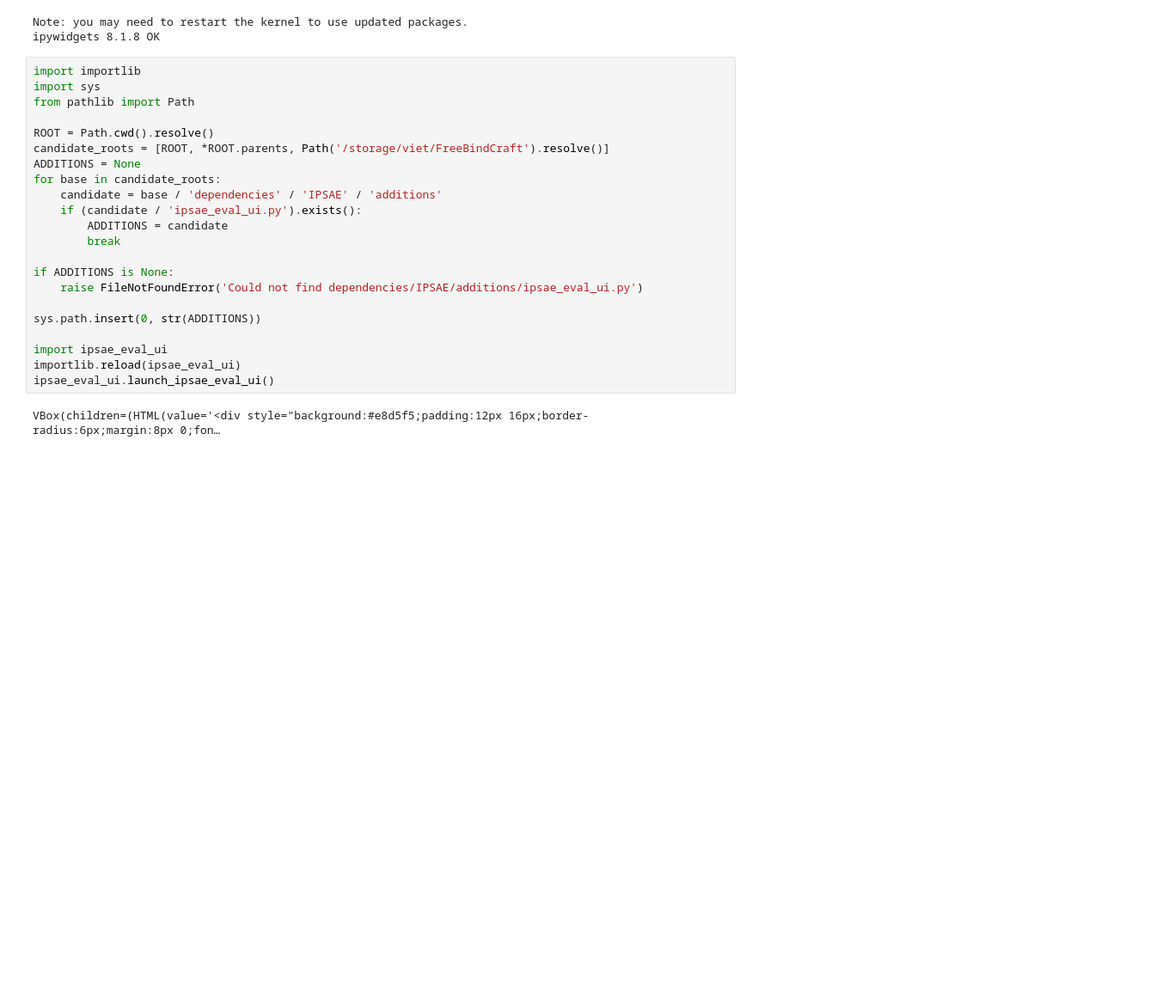
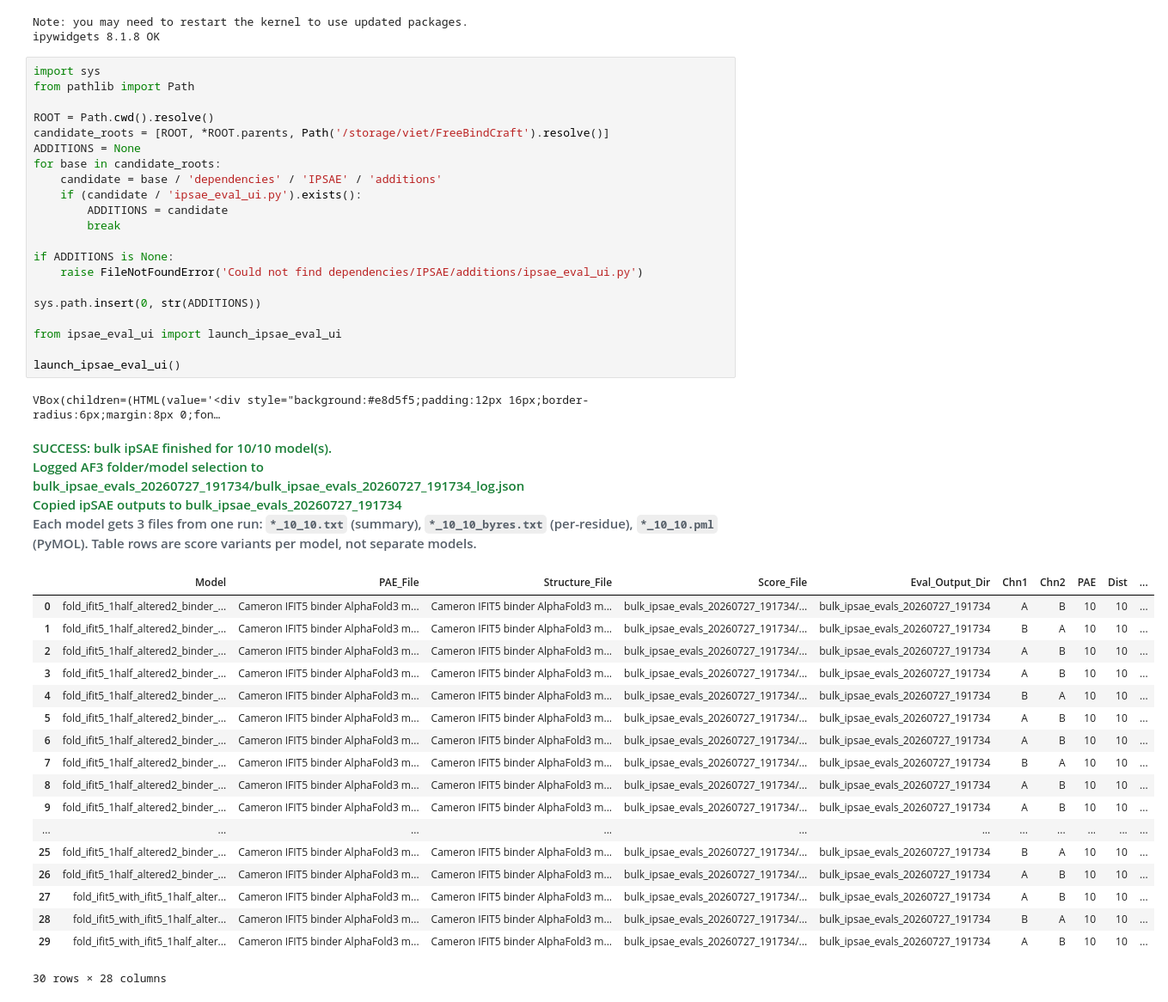
Before and after one commit to Vincenzoos/FreeBindCraft, a Jupyter notebook: notebooks/ipsae_eval.ipynb, the cells around one changed output. Shown at 86% size. Drawn from its saved outputs; the diff is of its cells as text; blank space fills up the shorter version.

Commit message:
feat: Implement bulk ipsae evals, seperate logic of ipsae_eval_ui.py into different modules, seperate ipsae comparison into seperate ui from ipsae eval

```diff
--- a/notebooks/ipsae_eval.ipynb
+++ b/notebooks/ipsae_eval.ipynb
@@ -8,26 +8,47 @@ print(f'ipywidgets {ipywidgets.__version__} OK')
 Note: you may need to restart the kernel to use updated packages.
 ipywidgets 8.1.8 OK
 # %%
-import importlib
 import sys
 from pathlib import Path
 
 ROOT = Path.cwd().resolve()
 candidate_roots = [ROOT, *ROOT.parents, Path('/storage/viet/FreeBindCraft').resolve()]
 ADDITIONS = None
 for base in candidate_roots:
     candidate = base / 'dependencies' / 'IPSAE' / 'additions'
     if (candidate / 'ipsae_eval_ui.py').exists():
         ADDITIONS = candidate
         break
 
 if ADDITIONS is None:
     raise FileNotFoundError('Could not find dependencies/IPSAE/additions/ipsae_eval_ui.py')
 
 sys.path.insert(0, str(ADDITIONS))
 
-import ipsae_eval_ui
-importlib.reload(ipsae_eval_ui)
-ipsae_eval_ui.launch_ipsae_eval_ui()
+from ipsae_eval_ui import launch_ipsae_eval_ui
+
+launch_ipsae_eval_ui()
 # %% [output]
 VBox(children=(HTML(value='<div style="background:#e8d5f5;padding:12px 16px;border-radius:6px;margin:8px 0;fon…
+SUCCESS: bulk ipSAE finished for 10/10 model(s).
+Logged AF3 folder/model selection to bulk_ipsae_evals_20260727_191734/bulk_ipsae_evals_20260727_191734_log.json
+Copied ipSAE outputs to bulk_ipsae_evals_20260727_191734
+Each model gets 3 files from one run: *_10_10.txt (summary), *_10_10_byres.txt (per-residue), *_10_10.pml (PyMOL). Table rows are score variants per model, not separate models.
+|  | Model | PAE_File | Structure_File | Score_File | Eval_Output_Dir | Chn1 | Chn2 | PAE | Dist | ... |
+| 0 | fold_ifit5_1half_altered2_binder_... | Cameron IFIT5 binder AlphaFold3 m... | Cameron IFIT5 binder AlphaFold3 m... | bulk_ipsae_evals_20260727_191734/... | bulk_ipsae_evals_20260727_191734 | A | B | 10 | 10 | ... |
+| 1 | fold_ifit5_1half_altered2_binder_... | Cameron IFIT5 binder AlphaFold3 m... | Cameron IFIT5 binder AlphaFold3 m... | bulk_ipsae_evals_20260727_191734/... | bulk_ipsae_evals_20260727_191734 | B | A | 10 | 10 | ... |
+| 2 | fold_ifit5_1half_altered2_binder_... | Cameron IFIT5 binder AlphaFold3 m... | Cameron IFIT5 binder AlphaFold3 m... | bulk_ipsae_evals_20260727_191734/... | bulk_ipsae_evals_20260727_191734 | A | B | 10 | 10 | ... |
+| 3 | fold_ifit5_1half_altered2_binder_... | Cameron IFIT5 binder AlphaFold3 m... | Cameron IFIT5 binder AlphaFold3 m... | bulk_ipsae_evals_20260727_191734/... | bulk_ipsae_evals_20260727_191734 | A | B | 10 | 10 | ... |
+| 4 | fold_ifit5_1half_altered2_binder_... | Cameron IFIT5 binder AlphaFold3 m... | Cameron IFIT5 binder AlphaFold3 m... | bulk_ipsae_evals_20260727_191734/... | bulk_ipsae_evals_20260727_191734 | B | A | 10 | 10 | ... |
+| 5 | fold_ifit5_1half_altered2_binder_... | Cameron IFIT5 binder AlphaFold3 m... | Cameron IFIT5 binder AlphaFold3 m... | bulk_ipsae_evals_20260727_191734/... | bulk_ipsae_evals_20260727_191734 | A | B | 10 | 10 | ... |
+| 6 | fold_ifit5_1half_altered2_binder_... | Cameron IFIT5 binder AlphaFold3 m... | Cameron IFIT5 binder AlphaFold3 m... | bulk_ipsae_evals_20260727_191734/... | bulk_ipsae_evals_20260727_191734 | A | B | 10 | 10 | ... |
+| 7 | fold_ifit5_1half_altered2_binder_... | Cameron IFIT5 binder AlphaFold3 m... | Cameron IFIT5 binder AlphaFold3 m... | bulk_ipsae_evals_20260727_191734/... | bulk_ipsae_evals_20260727_191734 | B | A | 10 | 10 | ... |
+| 8 | fold_ifit5_1half_altered2_binder_... | Cameron IFIT5 binder AlphaFold3 m... | Cameron IFIT5 binder AlphaFold3 m... | bulk_ipsae_evals_20260727_191734/... | bulk_ipsae_evals_20260727_191734 | A | B | 10 | 10 | ... |
+| 9 | fold_ifit5_1half_altered2_binder_... | Cameron IFIT5 binder AlphaFold3 m... | Cameron IFIT5 binder AlphaFold3 m... | bulk_ipsae_evals_20260727_191734/... | bulk_ipsae_evals_20260727_191734 | A | B | 10 | 10 | ... |
+| ... | ... | ... | ... | ... | ... | ... | ... | ... | ... | ... |
+| 25 | fold_ifit5_1half_altered2_binder_... | Cameron IFIT5 binder AlphaFold3 m... | Cameron IFIT5 binder AlphaFold3 m... | bulk_ipsae_evals_20260727_191734/... | bulk_ipsae_evals_20260727_191734 | B | A | 10 | 10 | ... |
+| 26 | fold_ifit5_1half_altered2_binder_... | Cameron IFIT5 binder AlphaFold3 m... | Cameron IFIT5 binder AlphaFold3 m... | bulk_ipsae_evals_20260727_191734/... | bulk_ipsae_evals_20260727_191734 | A | B | 10 | 10 | ... |
+| 27 | fold_ifit5_with_ifit5_1half_alter... | Cameron IFIT5 binder AlphaFold3 m... | Cameron IFIT5 binder AlphaFold3 m... | bulk_ipsae_evals_20260727_191734/... | bulk_ipsae_evals_20260727_191734 | A | B | 10 | 10 | ... |
+| 28 | fold_ifit5_with_ifit5_1half_alter... | Cameron IFIT5 binder AlphaFold3 m... | Cameron IFIT5 binder AlphaFold3 m... | bulk_ipsae_evals_20260727_191734/... | bulk_ipsae_evals_20260727_191734 | B | A | 10 | 10 | ... |
+| 29 | fold_ifit5_with_ifit5_1half_alter... | Cameron IFIT5 binder AlphaFold3 m... | Cameron IFIT5 binder AlphaFold3 m... | bulk_ipsae_evals_20260727_191734/... | bulk_ipsae_evals_20260727_191734 | A | B | 10 | 10 | ... |
+30 rows × 28 columns
```
Also changed, not shown: parts of 1 cell of this notebook, 7 other files.
